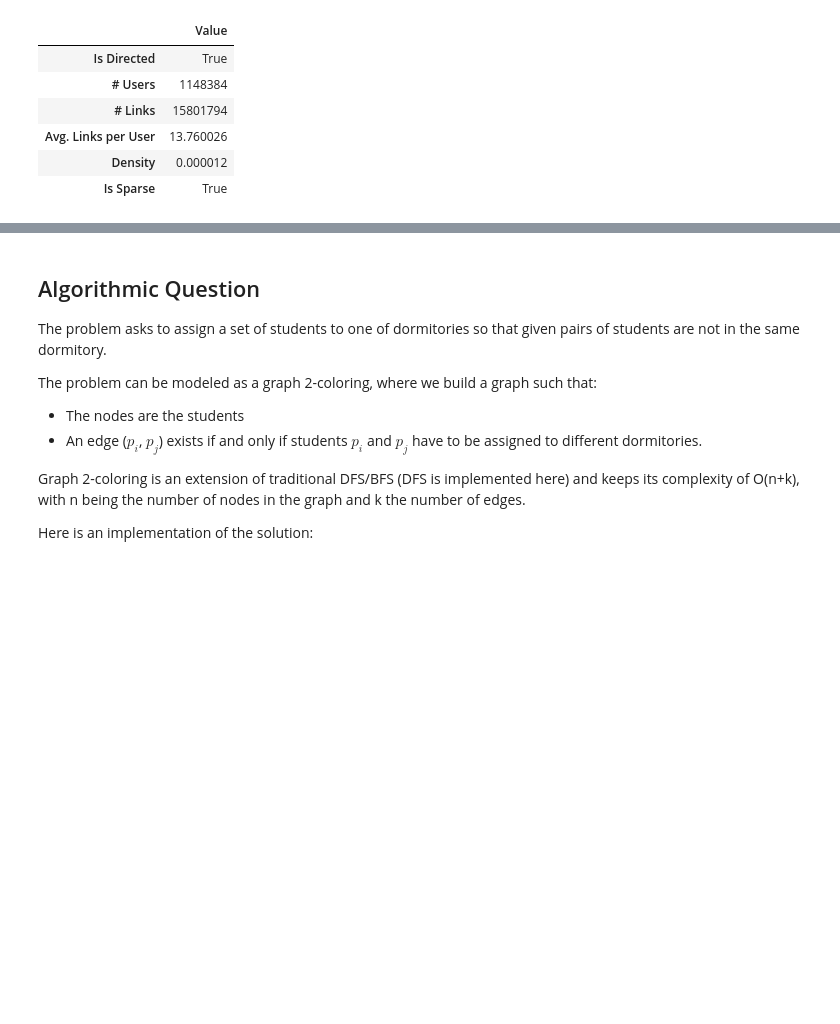
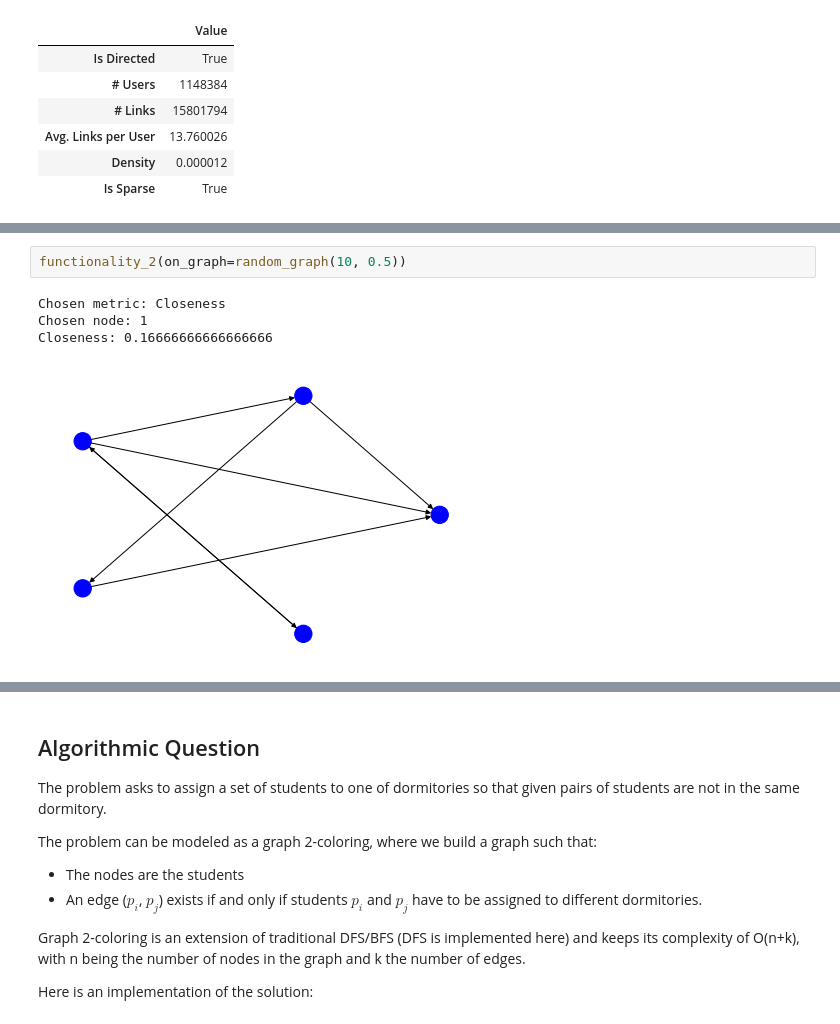
Before and after one commit to micferr/ADM_HW5, a Jupyter notebook: main.ipynb, the cells around one changed output, grey strips where cells are left out. Cells and saved outputs as stored; diff of their text form; blank space fills up the shorter version.

```diff
--- a/main.ipynb
+++ b/main.ipynb
@@ -61,0 +87,7 @@ functionality_1()
+# %%
+functionality_2(on_graph=random_graph(10, 0.5))
+# %% [output]
+Chosen metric: Closeness
+Chosen node: 1
+Closeness: 0.16666666666666666
+[figure, added]
```
Also changed, not shown: parts of 13 cells of this notebook, 4 other files.
